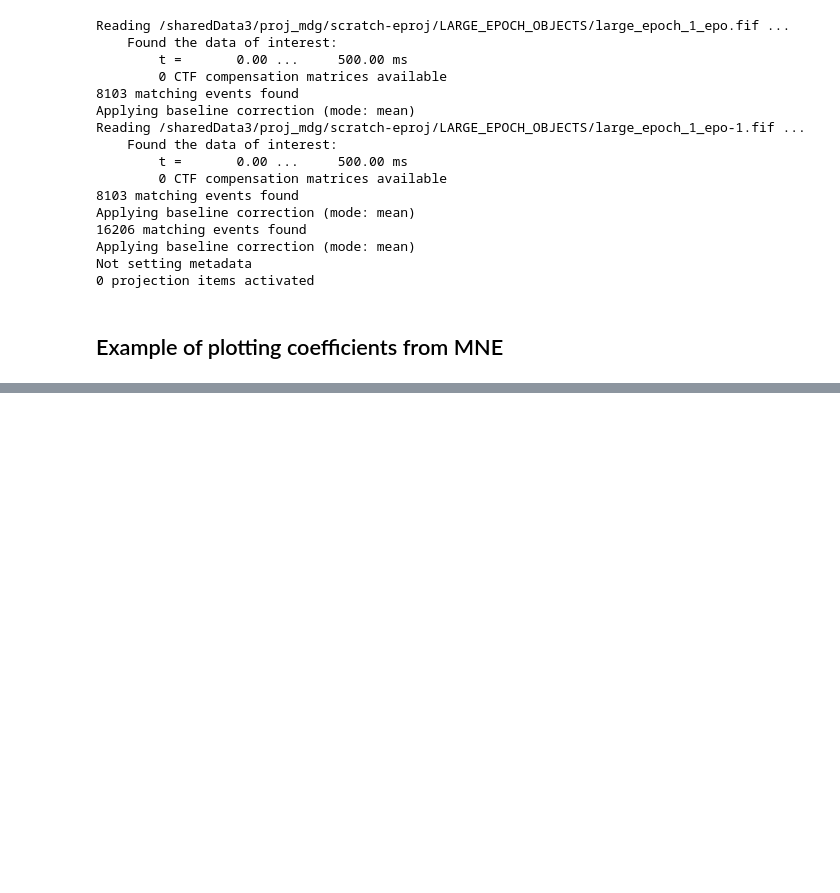
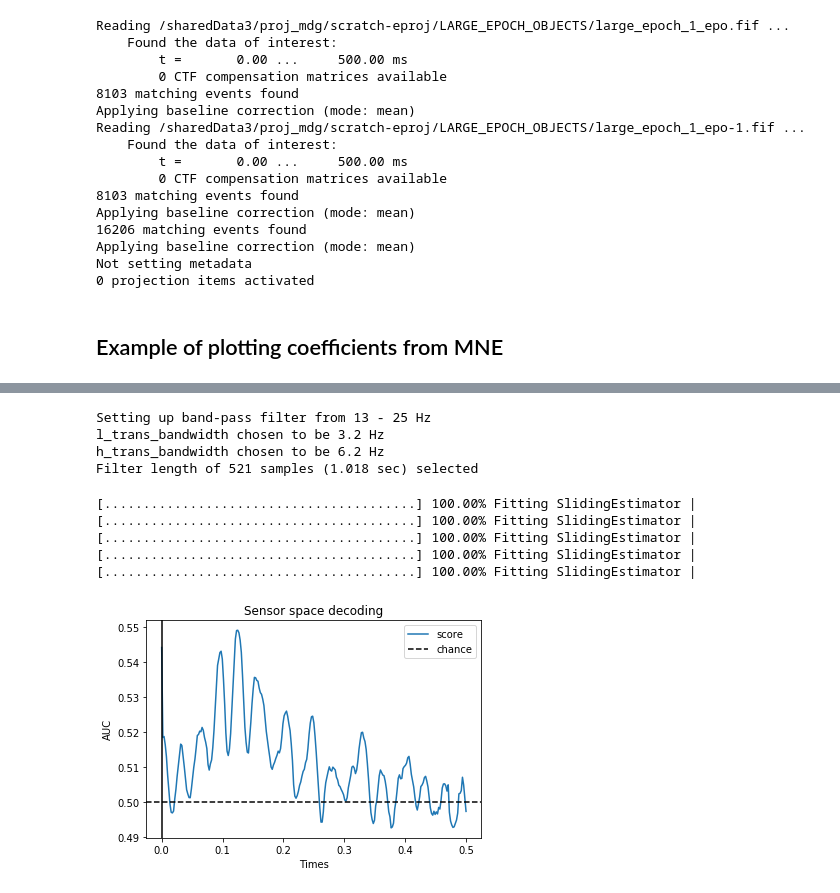
Before and after one commit to edrias/seniorprojecteeg, a Jupyter notebook: Classification/VisualVsAudio.ipynb, the cells around one changed output, grey strips where cells are left out. Saved outputs shown, nothing was run; the diff lists cells and outputs as text; code cells hidden in the pictures; blank space fills up the shorter version.

```diff
--- a/Classification/VisualVsAudio.ipynb
+++ b/Classification/VisualVsAudio.ipynb
@@ -365,0 +387,13 @@ def roc_score(epoch_object):
+# %%
+roc_score(get_frequency_band(epoch_object=epoch, band='Beta'))
+# %% [output]
+Setting up band-pass filter from 13 - 25 Hz
+l_trans_bandwidth chosen to be 3.2 Hz
+h_trans_bandwidth chosen to be 6.2 Hz
+Filter length of 521 samples (1.018 sec) selected
+[........................................] 100.00% Fitting SlidingEstimator |
+[........................................] 100.00% Fitting SlidingEstimator |
+[........................................] 100.00% Fitting SlidingEstimator |
+[........................................] 100.00% Fitting SlidingEstimator |
+[........................................] 100.00% Fitting SlidingEstimator |
+[figure, added]
```
Also changed, not shown: parts of 12 cells of this notebook, 1 other file.
